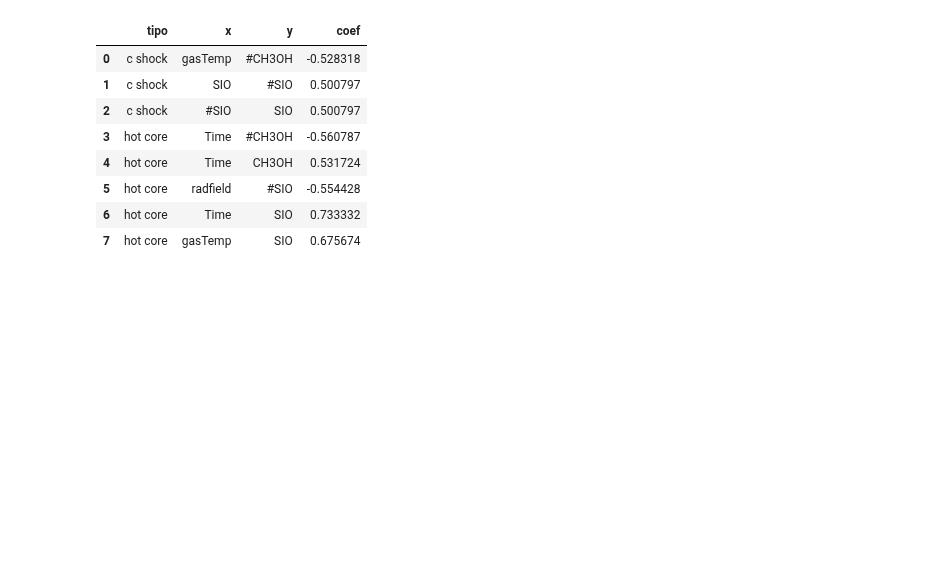
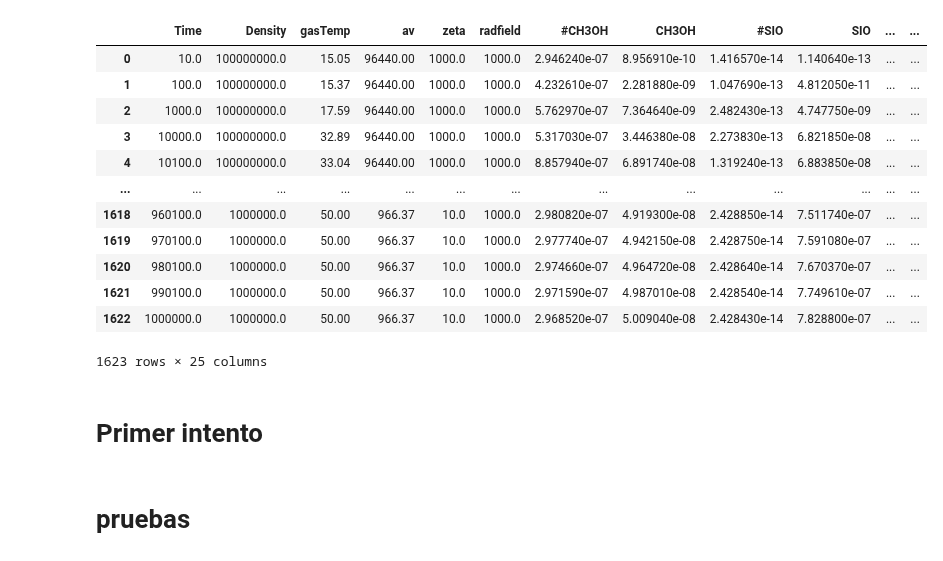
Before and after one commit to georgina-sampson/LEAPS-2024, a Jupyter notebook: Analysis/analysis.ipynb, the cells around one changed output. Drawn from its saved outputs; the diff is of its cells as text; code cells hidden in the pictures; blank space fills up the shorter version.

```diff
--- a/Analysis/analysis.ipynb
+++ b/Analysis/analysis.ipynb
@@ -17,7 +17,30 @@ def buildDataframe(tipo):
     for prop in physical[tipo]+species:
         with np.errstate(divide='ignore'): df[f'{prop}_log']=np.log10(df[prop])
 
+    df=df.reset_index().drop(columns=['index'])
+    df=df.join(pd.DataFrame(df['runName'].str.replace('.dat','').str.split('_').values.tolist(), columns=constants.initparams[tipo]))
     return df
+# %%
+tipo=constants.HOTCORE
+
+df=buildDataframe(tipo)
+df
+# %% [output]
+|  | Time | Density | gasTemp | av | zeta | radfield | #CH3OH | CH3OH | #SIO | SIO | ... | ... |
+| 0 | 10.0 | 100000000.0 | 15.05 | 96440.00 | 1000.0 | 1000.0 | 2.946240e-07 | 8.956910e-10 | 1.416570e-14 | 1.140640e-13 | ... | ... |
+| 1 | 100.0 | 100000000.0 | 15.37 | 96440.00 | 1000.0 | 1000.0 | 4.232610e-07 | 2.281880e-09 | 1.047690e-13 | 4.812050e-11 | ... | ... |
+| 2 | 1000.0 | 100000000.0 | 17.59 | 96440.00 | 1000.0 | 1000.0 | 5.762970e-07 | 7.364640e-09 | 2.482430e-13 | 4.747750e-09 | ... | ... |
+| 3 | 10000.0 | 100000000.0 | 32.89 | 96440.00 | 1000.0 | 1000.0 | 5.317030e-07 | 3.446380e-08 | 2.273830e-13 | 6.821850e-08 | ... | ... |
+| 4 | 10100.0 | 100000000.0 | 33.04 | 96440.00 | 1000.0 | 1000.0 | 8.857940e-07 | 6.891740e-08 | 1.319240e-13 | 6.883850e-08 | ... | ... |
+| ... | ... | ... | ... | ... | ... | ... | ... | ... | ... | ... | ... | ... |
+| 1618 | 960100.0 | 1000000.0 | 50.00 | 966.37 | 10.0 | 1000.0 | 2.980820e-07 | 4.919300e-08 | 2.428850e-14 | 7.511740e-07 | ... | ... |
+| 1619 | 970100.0 | 1000000.0 | 50.00 | 966.37 | 10.0 | 1000.0 | 2.977740e-07 | 4.942150e-08 | 2.428750e-14 | 7.591080e-07 | ... | ... |
+| 1620 | 980100.0 | 1000000.0 | 50.00 | 966.37 | 10.0 | 1000.0 | 2.974660e-07 | 4.964720e-08 | 2.428640e-14 | 7.670370e-07 | ... | ... |
+| 1621 | 990100.0 | 1000000.0 | 50.00 | 966.37 | 10.0 | 1000.0 | 2.971590e-07 | 4.987010e-08 | 2.428540e-14 | 7.749610e-07 | ... | ... |
+| 1622 | 1000000.0 | 1000000.0 | 50.00 | 966.37 | 10.0 | 1000.0 | 2.968520e-07 | 5.009040e-08 | 2.428430e-14 | 7.828800e-07 | ... | ... |
+1623 rows × 25 columns
+# %% [markdown]
+# Primer intento
 # %%
 def getCorrMatrix(df, tipo, singleAxis):
     xaxis=[f'{prop}_log' for prop in species]
@@ -55,14 +78,4 @@ for tipo in physical:
 
 corrs=pd.concat(corrList, ignore_index=True)
-# %%
-corrs
-# %% [output]
-|  | tipo | x | y | coef |
-| 0 | c shock | gasTemp | #CH3OH | -0.528318 |
-| 1 | c shock | SIO | #SIO | 0.500797 |
-| 2 | c shock | #SIO | SIO | 0.500797 |
-| 3 | hot core | Time | #CH3OH | -0.560787 |
-| 4 | hot core | Time | CH3OH | 0.531724 |
-| 5 | hot core | radfield | #SIO | -0.554428 |
-| 6 | hot core | Time | SIO | 0.733332 |
-| 7 | hot core | gasTemp | SIO | 0.675674 |
+# %% [markdown]
+# pruebas
```
Also changed, not shown: parts of 5 cells of this notebook, 4 other files.
